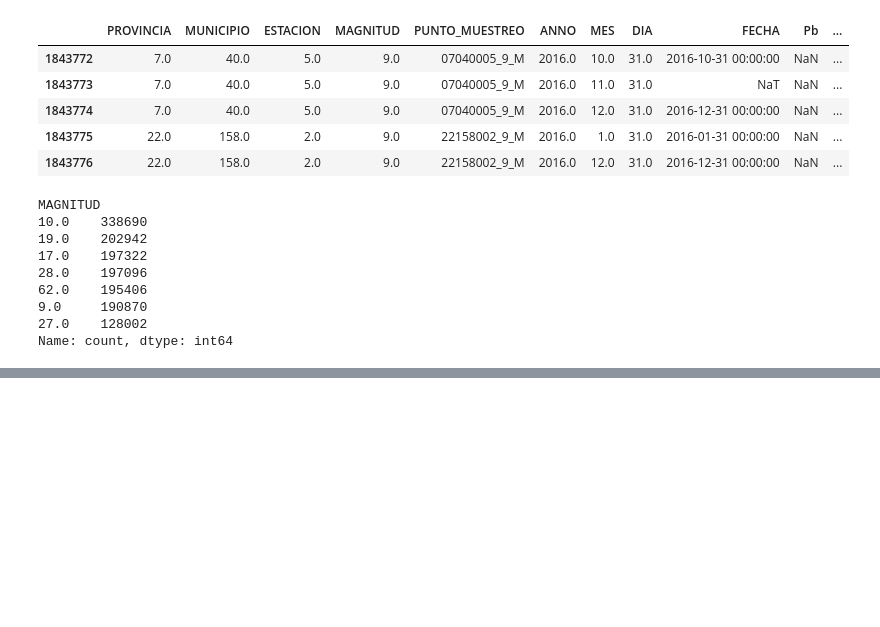
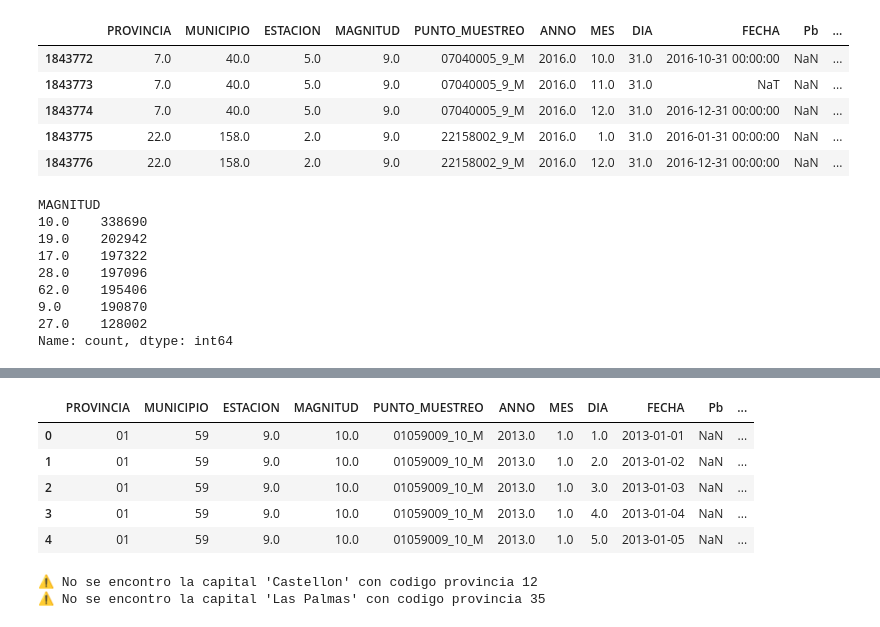
Before and after one commit to 4GeeksAcademy/Finarosalina_proyecto_final, a Jupyter notebook: src/explore.ipynb, the cells around one changed output, grey strips where cells are left out. Drawn from its saved outputs; the diff is of its cells as text; code cells hidden in the pictures; blank space fills up the shorter version.

```diff
--- a/src/explore.ipynb
+++ b/src/explore.ipynb
@@ -482,0 +387,6 @@ df_final.tail()
+# %%
+# Eliminar decimales falsos tipo '59.0' → '59', y luego convertir a int
+df_airq['MUNICIPIO'] = df_airq['MUNICIPIO'].astype(str).str.replace('.0', '', regex=False).astype(int)
+
+# Obtener y ordenar los códigos únicos
+municipios_unicos = sorted(df_airq['MUNICIPIO'].unique())
@@ -482,0 +470,56 @@ df_final.tail()
+# %%
+df_airq.head()
+# %% [output]
+|  | PROVINCIA | MUNICIPIO | ESTACION | MAGNITUD | PUNTO_MUESTREO | ANNO | MES | DIA | FECHA | Pb | ... |
+| 0 | 01 | 59 | 9.0 | 10.0 | 01059009_10_M | 2013.0 | 1.0 | 1.0 | 2013-01-01 | NaN | ... |
+| 1 | 01 | 59 | 9.0 | 10.0 | 01059009_10_M | 2013.0 | 1.0 | 2.0 | 2013-01-02 | NaN | ... |
+| 2 | 01 | 59 | 9.0 | 10.0 | 01059009_10_M | 2013.0 | 1.0 | 3.0 | 2013-01-03 | NaN | ... |
+| 3 | 01 | 59 | 9.0 | 10.0 | 01059009_10_M | 2013.0 | 1.0 | 4.0 | 2013-01-04 | NaN | ... |
+| 4 | 01 | 59 | 9.0 | 10.0 | 01059009_10_M | 2013.0 | 1.0 | 5.0 | 2013-01-05 | NaN | ... |
+# %%
+# Paso 1: Crear clave en df_airq
+df_airq['clave'] = df_airq['PROVINCIA'].astype(int).astype(str).str.zfill(2) + df_airq['MUNICIPIO'].astype(int).astype(str).str.zfill(3)
+
+# Paso 2: Diccionario de provincias y sus capitales (sin tildes ni caracteres especiales)
+capitales_dict = {
+    '01': 'Vitoria', '02': 'Albacete', '03': 'Alicante', '04': 'Almeria', '05': 'Avila',
+    '06': 'Badajoz', '07': 'Palma', '08': 'Barcelona', '09': 'Burgos', '10': 'Caceres',
+    '11': 'Cadiz', '12': 'Castellon', '13': 'Ciudad Real', '14': 'Cordoba',
+    '15': 'Coruna', '16': 'Cuenca', '17': 'Girona', '18': 'Granada', '19': 'Guadalajara',
+    '20': 'San Sebastian', '21': 'Huelva', '22': 'Huesca', '23': 'Jaen', '24': 'Leon',
+    '25': 'Lleida', '26': 'Logrono', '27': 'Lugo', '28': 'Madrid', '29': 'Malaga',
+    '30': 'Murcia', '31': 'Pamplona', '32': 'Ourense', '33': 'Oviedo', '34': 'Palencia',
+    '35': 'Las Palmas', '36': 'Pontevedra', '37': 'Salamanca', '38': 'Santa Cruz de Tenerife',
+    '39': 'Santander', '40': 'Segovia', '41': 'Sevilla', '42': 'Soria', '43': 'Tarragona',
+    '44': 'Teruel', '45': 'Toledo', '46': 'Valencia', '47': 'Valladolid', '48': 'Bilbao',
+    '49': 'Zamora', '50': 'Zaragoza', '51': 'Ceuta', '52': 'Melilla'
+}
+
+# Paso 3: Obtener claves de capitales a partir de df_2023
+capitales_codigos = []
+
+# Normalizar nombres en df_2023 para facilitar la búsqueda
+df_2023['NOMBRE_NORM'] = (
+    df_2023['NOMBRE']
+    .str.normalize('NFKD')
+    .str.encode('ascii', errors='ignore')
+    .str.decode('utf-8')
+    .str.lower()
+)
+
+for cpro, nombre_capital in capitales_dict.items():
+    nombre_norm = nombre_capital.lower()
+    match = df_2023[
+        (df_2023['CPRO'] == cpro) &
+        (df_2023['NOMBRE_NORM'].str.contains(nombre_norm, na=False))
+    ]
+    if not match.empty:
+        capitales_codigos.append(match.iloc[0]['clave'])  # Tomamos el primer match
+    else:
+        print(f"⚠️ No se encontro la capital '{nombre_capital}' con codigo provincia {cpro}")
+
+# Paso 4: Filtrar df_airq por esas claves
+df_capitales = df_airq[df_airq['clave'].isin(capitales_codigos)].copy()
+# %% [output]
+⚠️ No se encontro la capital 'Castellon' con codigo provincia 12
+⚠️ No se encontro la capital 'Las Palmas' con codigo provincia 35
```
Also changed, not shown: parts of 39 cells of this notebook, 27 other files.
